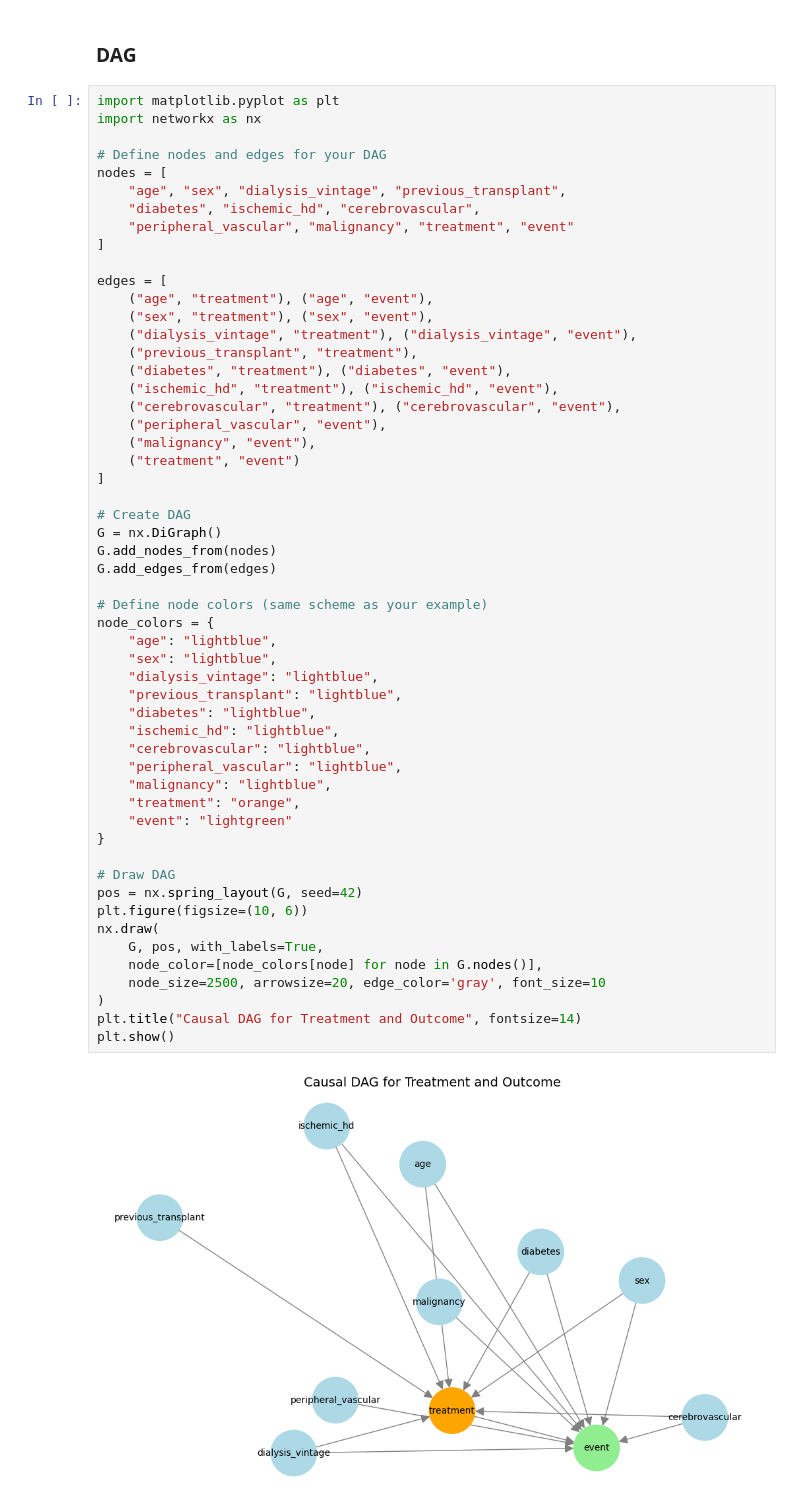
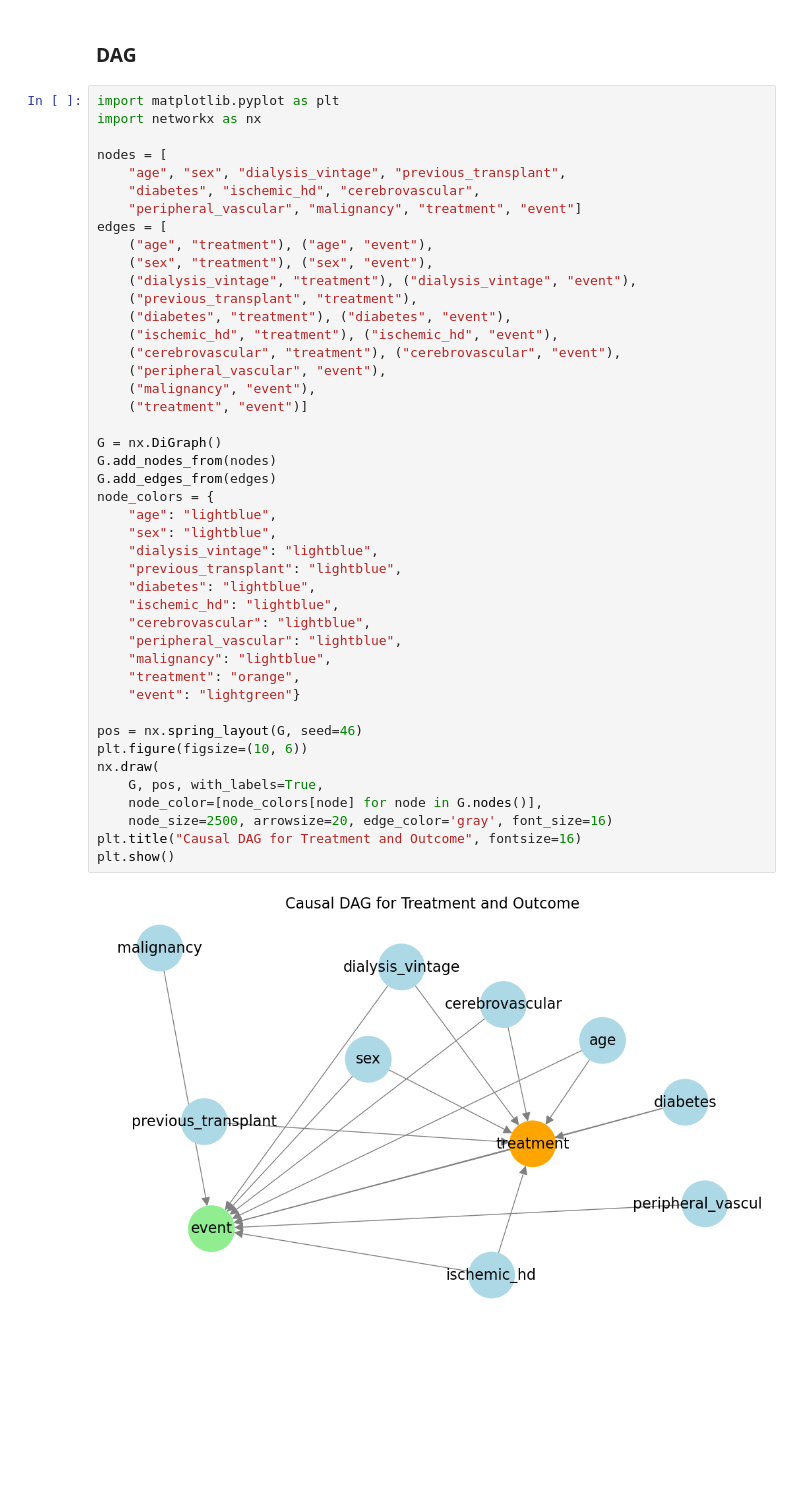
Before and after one commit to dataman-git/causal_inference, a Jupyter notebook: Ch06_DoWhy_IPW.ipynb, the cells around one changed output. Saved outputs shown, nothing was run; the diff lists cells and outputs as text; blank space fills up the shorter version.

```diff
--- a/Ch06_DoWhy_IPW.ipynb
+++ b/Ch06_DoWhy_IPW.ipynb
@@ -84,56 +69,46 @@ data.describe()
 import matplotlib.pyplot as plt
 import networkx as nx
 
-# Define nodes and edges for your DAG
 nodes = [
     "age", "sex", "dialysis_vintage", "previous_transplant",
     "diabetes", "ischemic_hd", "cerebrovascular",
-    "peripheral_vascular", "malignancy", "treatment", "event"
-]
-
+    "peripheral_vascular", "malignancy", "treatment", "event"]
 edges = [
     ("age", "treatment"), ("age", "event"),
     ("sex", "treatment"), ("sex", "event"),
     ("dialysis_vintage", "treatment"), ("dialysis_vintage", "event"),
     ("previous_transplant", "treatment"),
     ("diabetes", "treatment"), ("diabetes", "event"),
     ("ischemic_hd", "treatment"), ("ischemic_hd", "event"),
     ("cerebrovascular", "treatment"), ("cerebrovascular", "event"),
     ("peripheral_vascular", "event"),
     ("malignancy", "event"),
-    ("treatment", "event")
-]
+    ("treatment", "event")]
 
-# Create DAG
 G = nx.DiGraph()
 G.add_nodes_from(nodes)
 G.add_edges_from(edges)
-
-# Define node colors (same scheme as your example)
 node_colors = {
     "age": "lightblue",
     "sex": "lightblue",
     "dialysis_vintage": "lightblue",
     "previous_transplant": "lightblue",
     "diabetes": "lightblue",
     "ischemic_hd": "lightblue",
     "cerebrovascular": "lightblue",
     "peripheral_vascular": "lightblue",
     "malignancy": "lightblue",
     "treatment": "orange",
-    "event": "lightgreen"
-}
+    "event": "lightgreen"}
 
-# Draw DAG
-pos = nx.spring_layout(G, seed=42)
+pos = nx.spring_layout(G, seed=46)
 plt.figure(figsize=(10, 6))
 nx.draw(
     G, pos, with_labels=True,
     node_color=[node_colors[node] for node in G.nodes()],
-    node_size=2500, arrowsize=20, edge_color='gray', font_size=10
-)
-plt.title("Causal DAG for Treatment and Outcome", fontsize=14)
+    node_size=2500, arrowsize=20, edge_color='gray', font_size=16)
+plt.title("Causal DAG for Treatment and Outcome", fontsize=16)
 plt.show()
 # %% [output]
-[figure, old version]
+[figure, new version]
 # %% [markdown]
```
Also changed, not shown: parts of 19 cells of this notebook.
